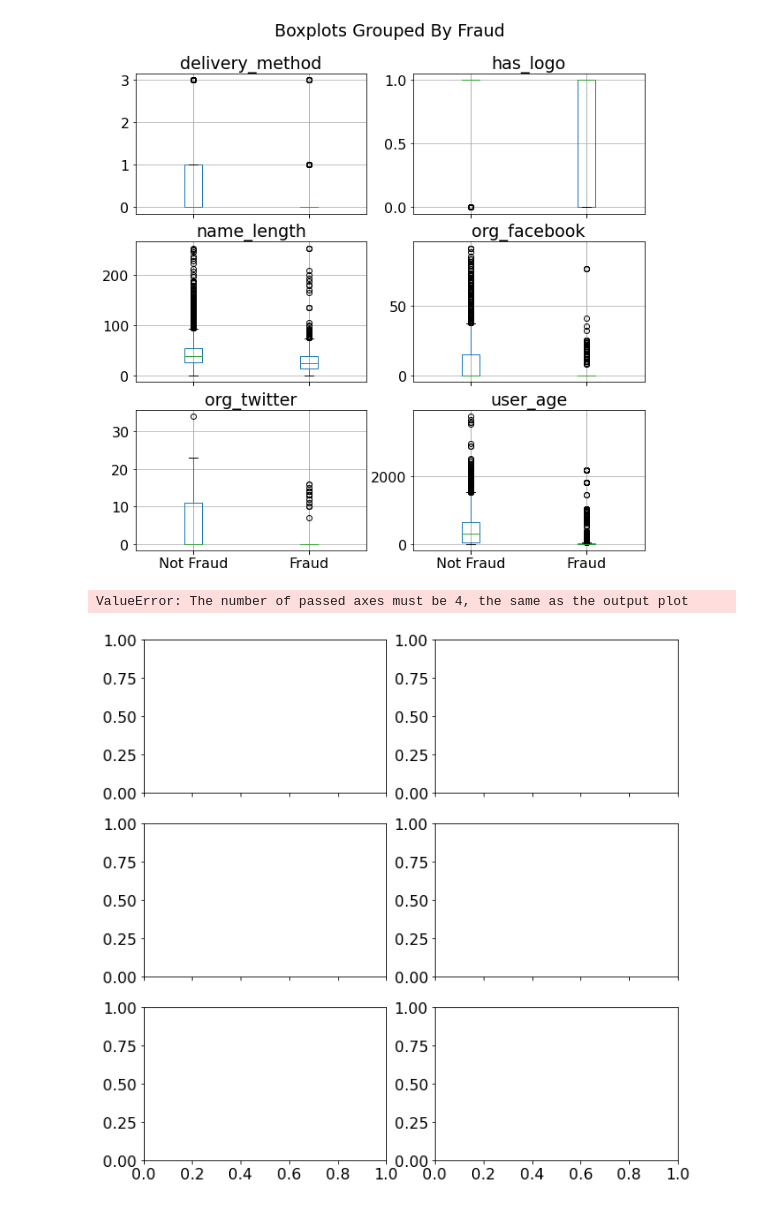
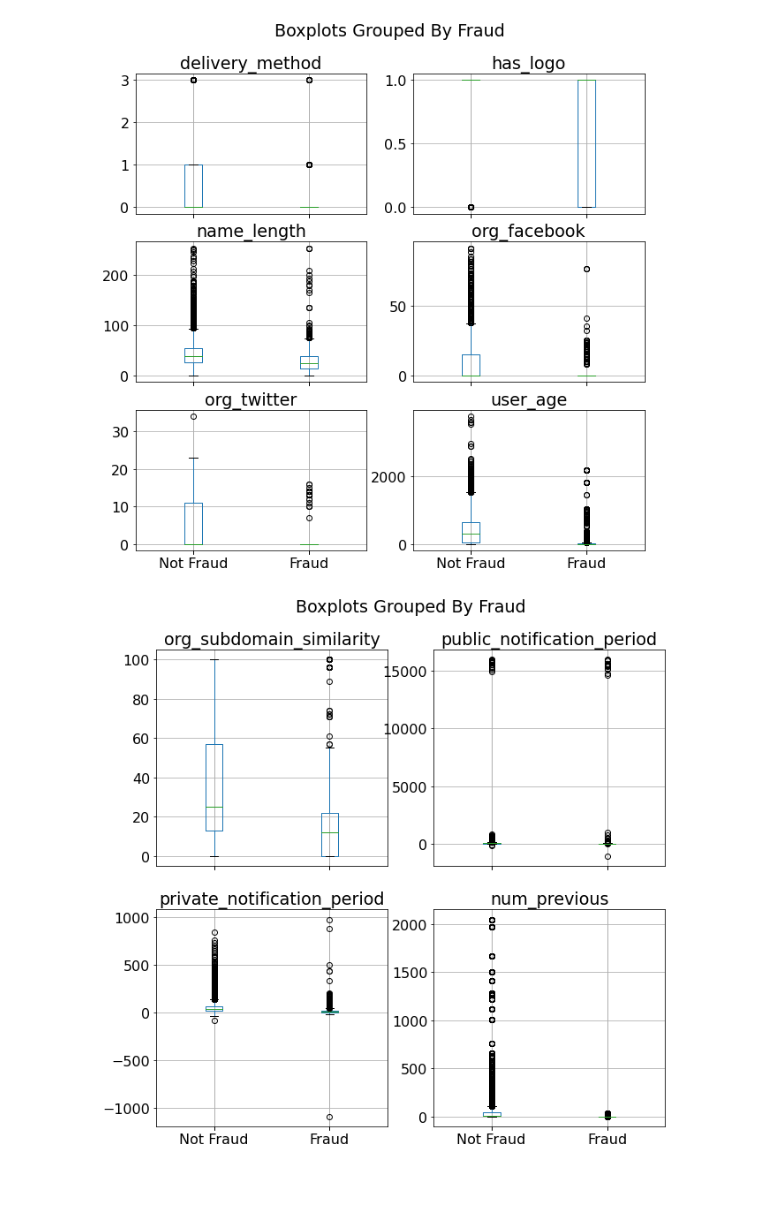
Before and after one commit to jlan84/fraud-detection, a Jupyter notebook: mw_FraudCaseStudyOverview.ipynb, the cells around one changed output. Saved outputs shown, nothing was run; the diff lists cells and outputs as text; code cells hidden in the pictures.

```diff
--- a/mw_FraudCaseStudyOverview.ipynb
+++ b/mw_FraudCaseStudyOverview.ipynb
@@ -164,17 +164,16 @@ df_new = feature_eng(df_original)
 # %%
 new_boxes = ['org_subdomain_similarity', 'public_notification_period', 'private_notification_period', 'num_previous']
 # %%
-fig, ax_new = plt.subplots(3, 2, sharey=False, figsize=(10,10), sharex=True)
-bp = df_new.boxplot(by="fraud", column=new_boxes, ax=ax_new,layout=(3, 2), figsize=(10, 10))
+fig, ax_new = plt.subplots(2, 2, sharey=False, figsize=(10,10), sharex=True)
+bp = df_new.boxplot(by="fraud", column=new_boxes, ax=ax_new,layout=(2, 2), figsize=(10, 10))
 [ax_tmp.set_xlabel('') for ax_tmp in ax_new.reshape(-1)]
-[ax_tmp.set_xticklabels(['Not Fraud','Fraud']) for ax_tmp in ax_new[2]]
+[ax_tmp.set_xticklabels(['Not Fraud','Fraud']) for ax_tmp in ax_new[1]]
 # [ax_tmp.set_xlabel('Fraud') for ax_tmp in ax_new[2]]
 fig.suptitle('Boxplots Grouped By Fraud')
 # plt.tight_layout()
 plt.savefig('images/boxplots_new.png')
 # %% [output]
-ValueError: The number of passed axes must be 4, the same as the output plot
-[figure, old version]
+[figure, new version]
 # %%
 df.groupby(['payout_type','fraud'])['fraud'].count().unstack(0).plot.bar()
 # %%
```
